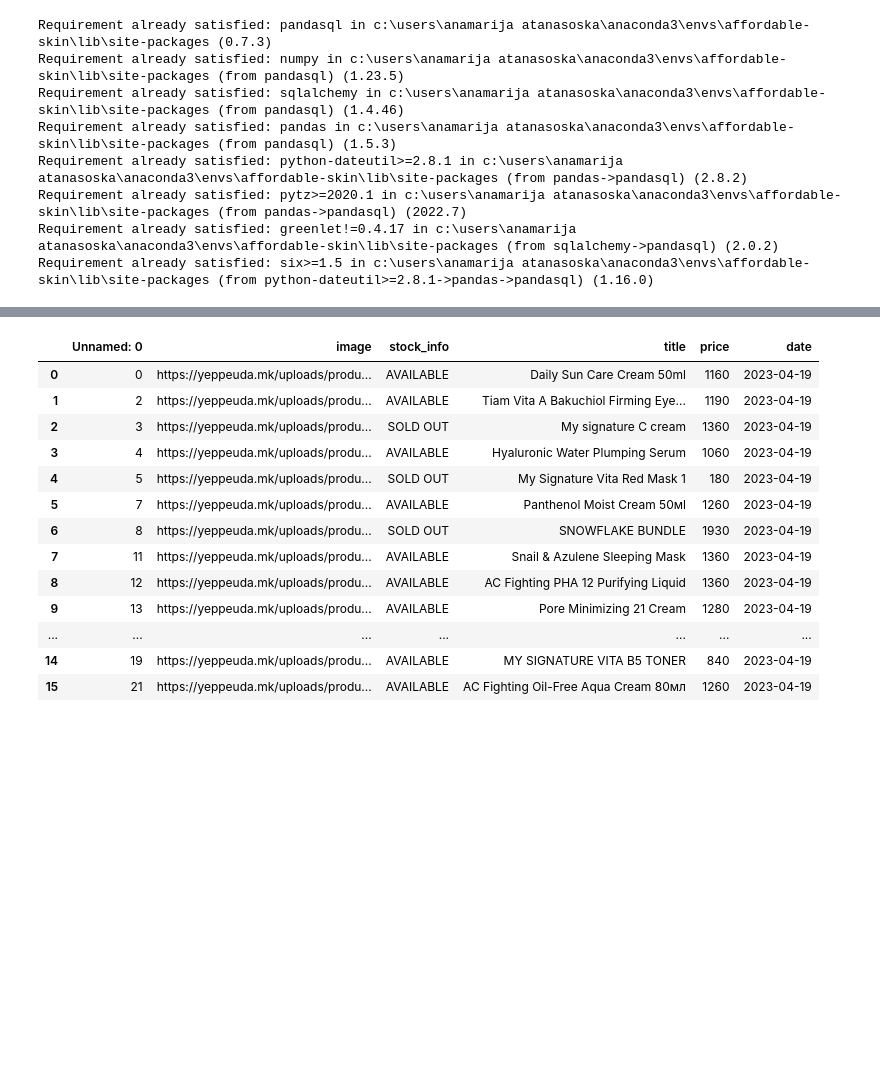
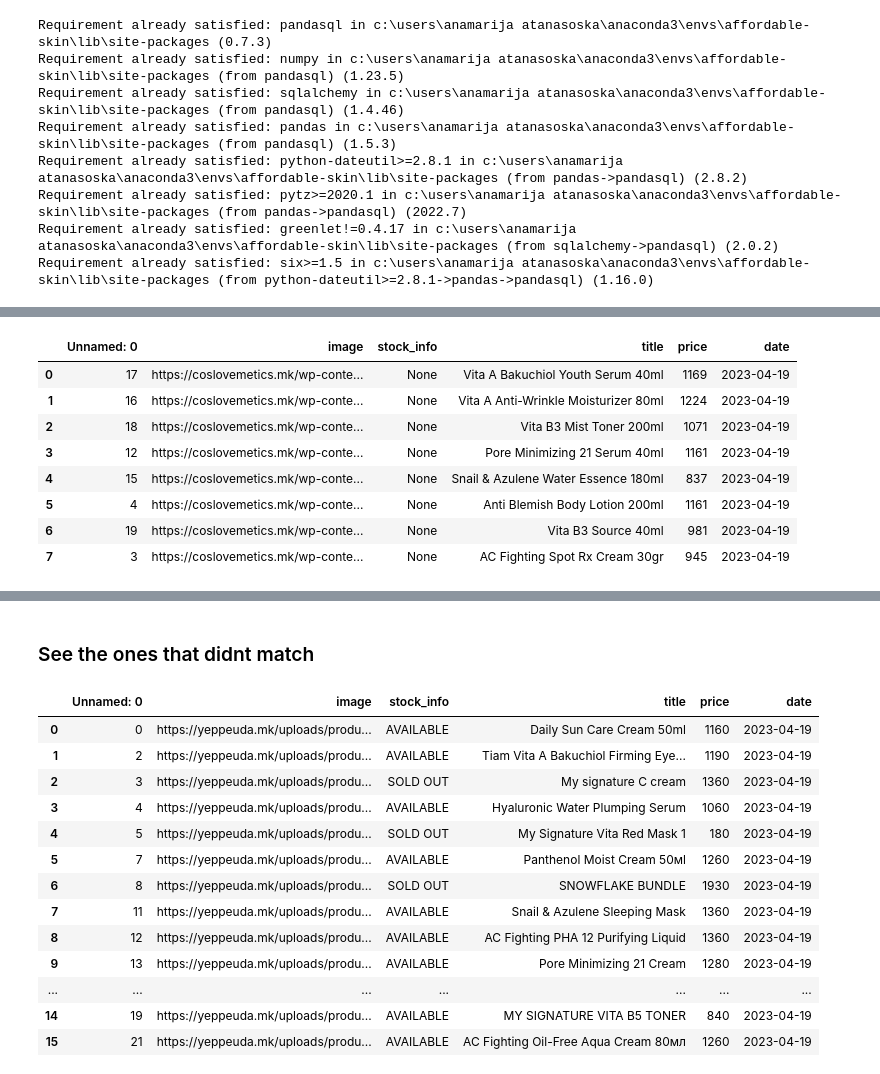
Before and after one commit to amatanasovska/affordable-skin, a Jupyter notebook: scraping-scripts/initial_data_analysis.ipynb, the cells around one changed output, grey strips where cells are left out. Cells and saved outputs as stored; diff of their text form; code cells hidden in the pictures; blank space fills up the shorter version.

```diff
--- a/scraping-scripts/initial_data_analysis.ipynb
+++ b/scraping-scripts/initial_data_analysis.ipynb
@@ -69,3 +88,18 @@ df_coslovemetics['title']= filter_brand(["TIA'M - ", "TIAM"],df_coslovemetics['t
+# %%
+q = """select dc.* from df_yeppeuda as dy join df_coslovemetics as dc on dy.title=dc.title"""
+df_after_clear_c = sqldf(q, globals())
+# %%
+df_after_clear_c
+# %% [output]
+|  | Unnamed: 0 | image | stock_info | title | price | date |
+| 0 | 17 | https://coslovemetics.mk/wp-conte... | None | Vita A Bakuchiol Youth Serum 40ml | 1169 | 2023-04-19 |
+| 1 | 16 | https://coslovemetics.mk/wp-conte... | None | Vita A Anti-Wrinkle Moisturizer 80ml | 1224 | 2023-04-19 |
+| 2 | 18 | https://coslovemetics.mk/wp-conte... | None | Vita B3 Mist Toner 200ml | 1071 | 2023-04-19 |
+| 3 | 12 | https://coslovemetics.mk/wp-conte... | None | Pore Minimizing 21 Serum 40ml | 1161 | 2023-04-19 |
+| 4 | 15 | https://coslovemetics.mk/wp-conte... | None | Snail & Azulene Water Essence 180ml | 837 | 2023-04-19 |
+| 5 | 4 | https://coslovemetics.mk/wp-conte... | None | Anti Blemish Body Lotion 200ml | 1161 | 2023-04-19 |
+| 6 | 19 | https://coslovemetics.mk/wp-conte... | None | Vita B3 Source 40ml | 981 | 2023-04-19 |
+| 7 | 3 | https://coslovemetics.mk/wp-conte... | None | AC Fighting Spot Rx Cream 30gr | 945 | 2023-04-19 |
 # %%
 q = """select * from df_yeppeuda as dy join df_coslovemetics as dc on dy.title=dc.title"""
 df_after_clear = sqldf(q, globals())
@@ -81,6 +115,8 @@ df_after_clear
 | 5 | 20 | https://yeppeuda.mk/uploads/produ... | AVAILABLE | Anti Blemish Body Lotion 200ml | 1280 | 2023-04-19 | 4 | https://coslovemetics.mk/wp-conte... | None | Anti Blemish Body Lotion 200ml | ... |
 | 6 | 23 | https://yeppeuda.mk/uploads/produ... | AVAILABLE | Vita B3 Source 40ml | 1060 | 2023-04-19 | 19 | https://coslovemetics.mk/wp-conte... | None | Vita B3 Source 40ml | ... |
 | 7 | 24 | https://yeppeuda.mk/uploads/produ... | AVAILABLE | AC Fighting Spot Rx Cream 30gr | 1020 | 2023-04-19 | 3 | https://coslovemetics.mk/wp-conte... | None | AC Fighting Spot Rx Cream 30gr | ... |
+# %% [markdown]
+### See the ones that didnt match
 # %%
 q = """select * from df_yeppeuda as dy where not exists
     (
```
Also changed, not shown: parts of 31 cells of this notebook, 3 other files.
